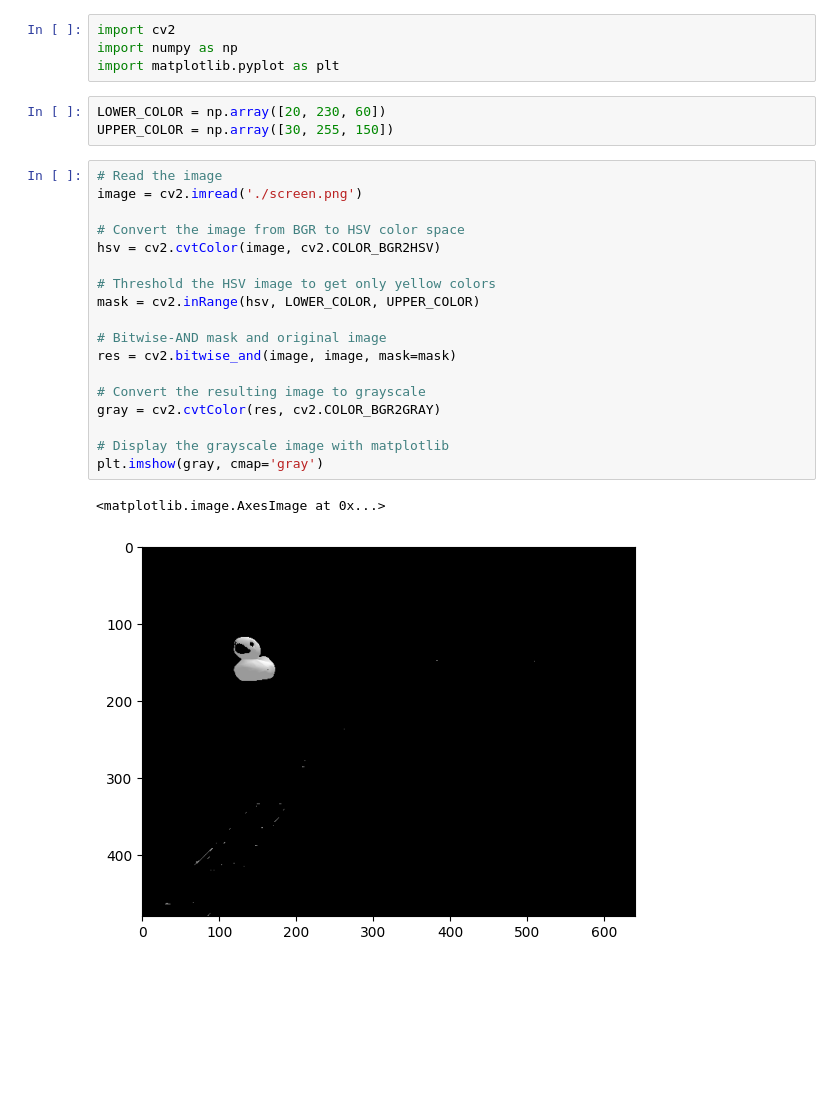
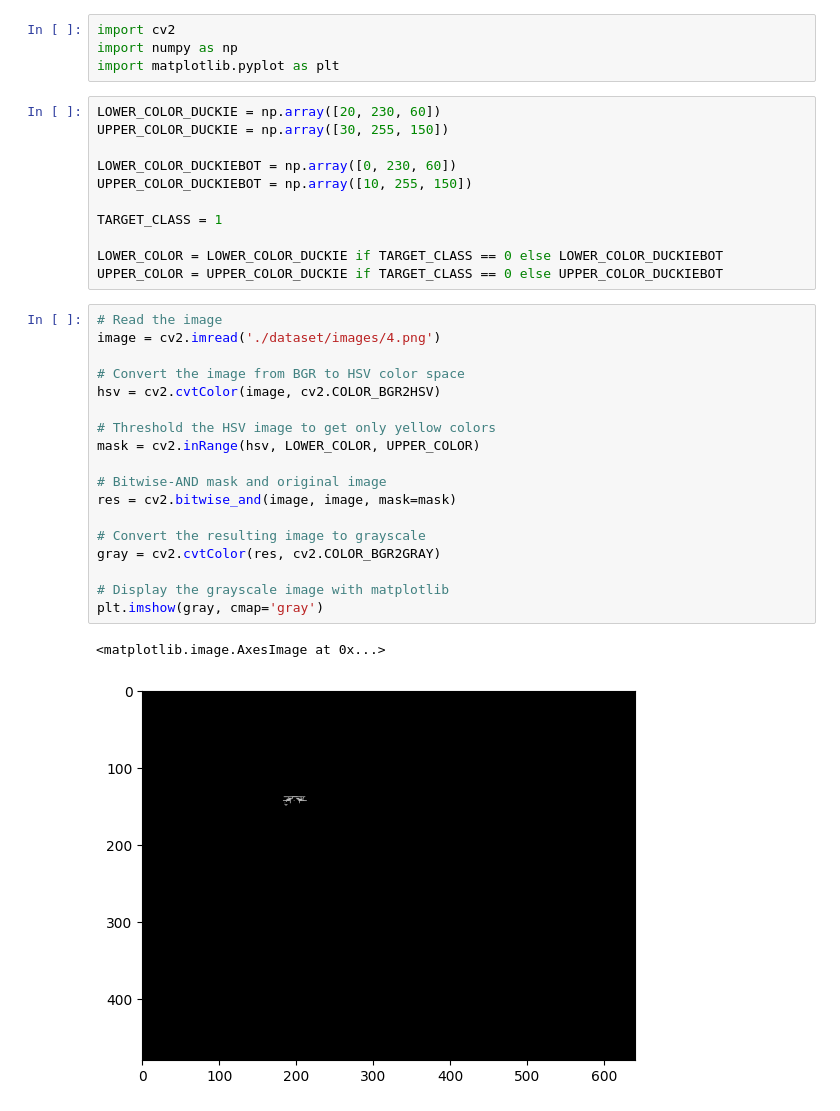
Before and after one commit to filipepcampos/feup-ri-assign4, a Jupyter notebook: detect_bb.ipynb, the cells around one changed output. Cells and saved outputs as stored; diff of their text form; blank space fills up the shorter version.

Commit message:
chore: add support for duckiebot to notebook

```diff
--- a/detect_bb.ipynb
+++ b/detect_bb.ipynb
@@ -2,30 +2,38 @@
 import cv2
 import numpy as np
 import matplotlib.pyplot as plt
-# %%
-LOWER_COLOR = np.array([20, 230, 60])
-UPPER_COLOR = np.array([30, 255, 150])
+# %%
+LOWER_COLOR_DUCKIE = np.array([20, 230, 60])
+UPPER_COLOR_DUCKIE = np.array([30, 255, 150])
+
+LOWER_COLOR_DUCKIEBOT = np.array([0, 230, 60])
+UPPER_COLOR_DUCKIEBOT = np.array([10, 255, 150])
+
+TARGET_CLASS = 1
+
+LOWER_COLOR = LOWER_COLOR_DUCKIE if TARGET_CLASS == 0 else LOWER_COLOR_DUCKIEBOT
+UPPER_COLOR = UPPER_COLOR_DUCKIE if TARGET_CLASS == 0 else UPPER_COLOR_DUCKIEBOT
 # %%
 # Read the image
-image = cv2.imread('./screen.png')
+image = cv2.imread('./dataset/images/4.png')
 
 # Convert the image from BGR to HSV color space
 hsv = cv2.cvtColor(image, cv2.COLOR_BGR2HSV)
 
 # Threshold the HSV image to get only yellow colors
 mask = cv2.inRange(hsv, LOWER_COLOR, UPPER_COLOR)
 
 # Bitwise-AND mask and original image
 res = cv2.bitwise_and(image, image, mask=mask)
 
 # Convert the resulting image to grayscale
 gray = cv2.cvtColor(res, cv2.COLOR_BGR2GRAY)
 
 # Display the grayscale image with matplotlib
 plt.imshow(gray, cmap='gray')
 # %% [output]
 <matplotlib.image.AxesImage at 0x...>
-[figure, old version]
+[figure, new version]
 # %%
 # Apply thresholding to get a binary image
 ret, thresh = cv2.threshold(gray, 0, 255, cv2.THRESH_BINARY + cv2.THRESH_OTSU)
```
Also changed, not shown: parts of 3 cells of this notebook.
